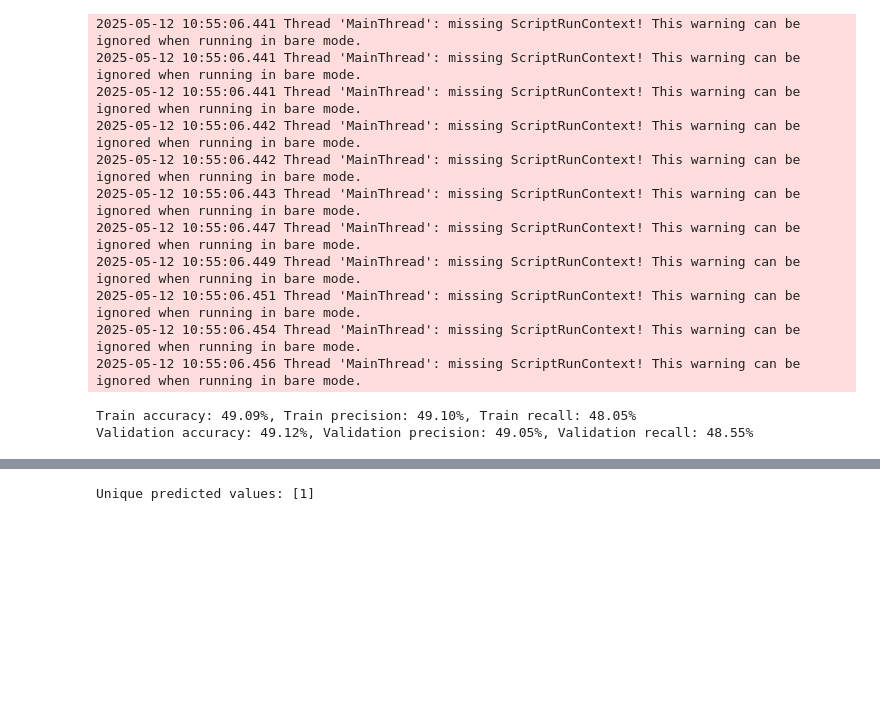
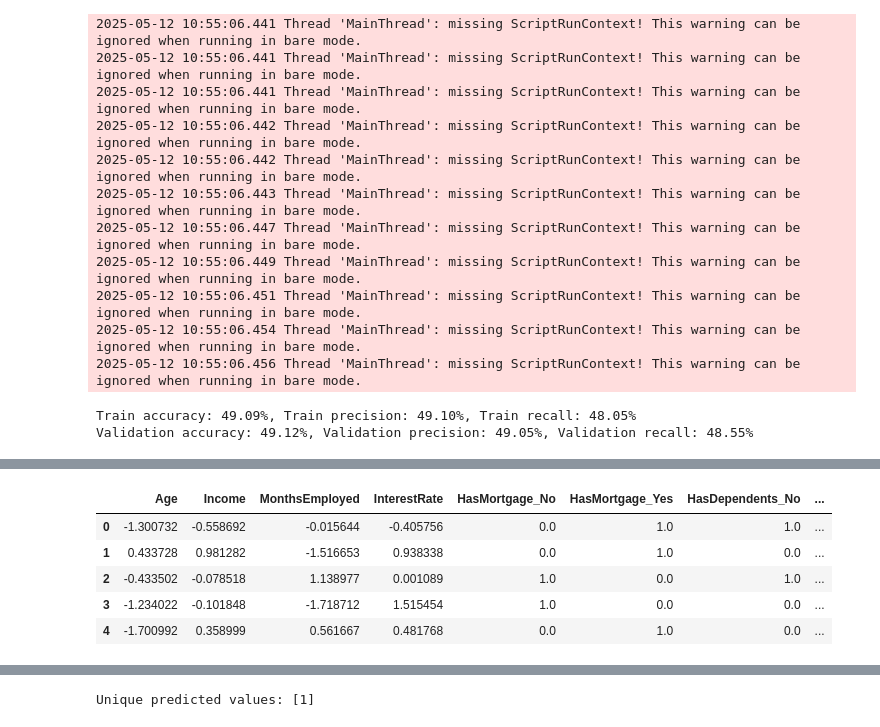
Before and after one commit to mwgupta/paml-final-proximacentauri, a Jupyter notebook: experiments3.ipynb, the cells around one changed output, grey strips where cells are left out. Saved outputs shown, nothing was run; the diff lists cells and outputs as text; code cells hidden in the pictures; blank space fills up the shorter version.

```diff
--- a/experiments3.ipynb
+++ b/experiments3.ipynb
@@ -255,0 +382,14 @@ Validation accuracy: 49.94%, Validation precision: 49.94%, Validation recall: 10
+# %%
+from sklearn.feature_selection import SelectKBest, mutual_info_classif
+
+selector = SelectKBest(mutual_info_classif, k=10)
+X_new = selector.fit_transform(X, y)
+X_new = pd.DataFrame(X_new, columns=selector.get_feature_names_out())
+X_new.head()
+# %% [output]
+|  | Age | Income | MonthsEmployed | InterestRate | HasMortgage_No | HasMortgage_Yes | HasDependents_No | ... |
+| 0 | -1.300732 | -0.558692 | -0.015644 | -0.405756 | 0.0 | 1.0 | 1.0 | ... |
+| 1 | 0.433728 | 0.981282 | -1.516653 | 0.938338 | 0.0 | 1.0 | 0.0 | ... |
+| 2 | -0.433502 | -0.078518 | 1.138977 | 0.001089 | 1.0 | 0.0 | 1.0 | ... |
+| 3 | -1.234022 | -0.101848 | -1.718712 | 1.515454 | 1.0 | 0.0 | 0.0 | ... |
+| 4 | -1.700992 | 0.358999 | 0.561667 | 0.481768 | 0.0 | 1.0 | 0.0 | ... |
```
Also changed, not shown: parts of 15 cells of this notebook, 2 other files.
